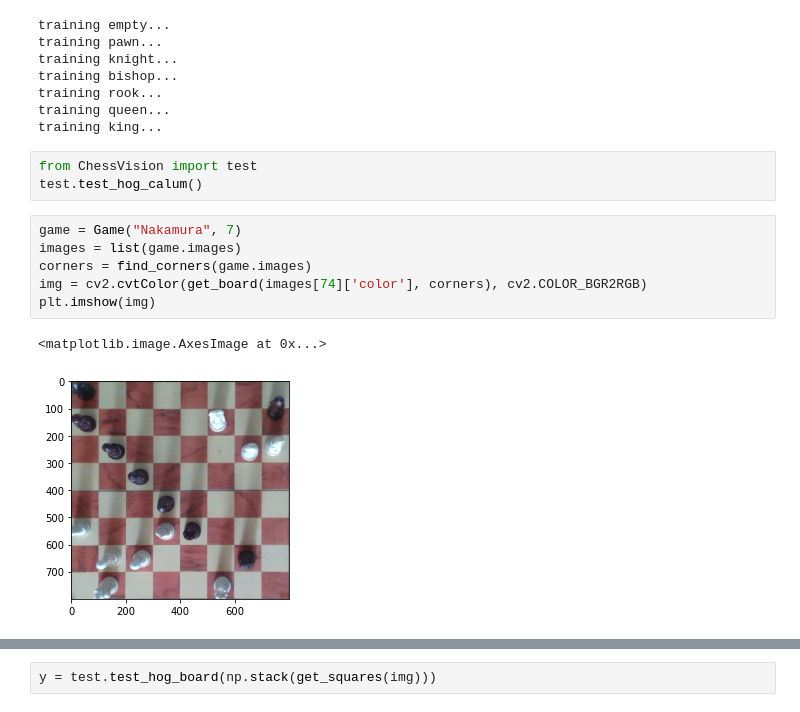
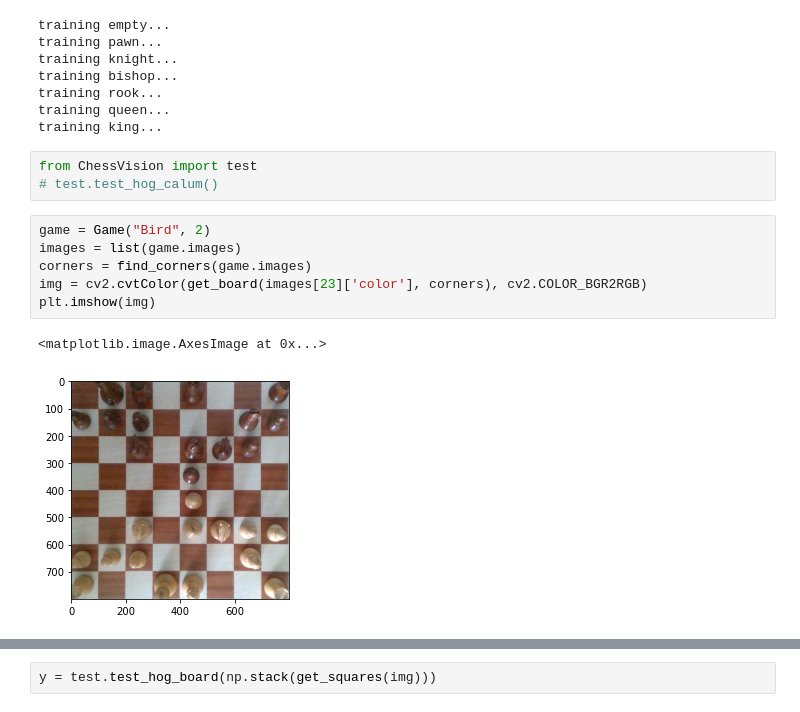
Before and after one commit to mulac/chess-vision, a Jupyter notebook: notebooks/compare.ipynb, the cells around one changed output, grey strips where cells are left out. Saved outputs shown, nothing was run; the diff lists cells and outputs as text.

```diff
--- a/notebooks/compare.ipynb
+++ b/notebooks/compare.ipynb
@@ -65,15 +65,15 @@ training queen...
 training king...
 # %%
 from ChessVision import test
-test.test_hog_calum()
+# test.test_hog_calum()
 # %%
-game = Game("Nakamura", 7)
+game = Game("Bird", 2)
 images = list(game.images)
 corners = find_corners(game.images)
-img = cv2.cvtColor(get_board(images[74]['color'], corners), cv2.COLOR_BGR2RGB)
+img = cv2.cvtColor(get_board(images[23]['color'], corners), cv2.COLOR_BGR2RGB)
 plt.imshow(img)
 # %% [output]
 <matplotlib.image.AxesImage at 0x...>
-[figure, old version]
+[figure, new version]
 # %%
 26.8, 25.9
```
Also changed, not shown: parts of 9 cells of this notebook, 2 other files.
